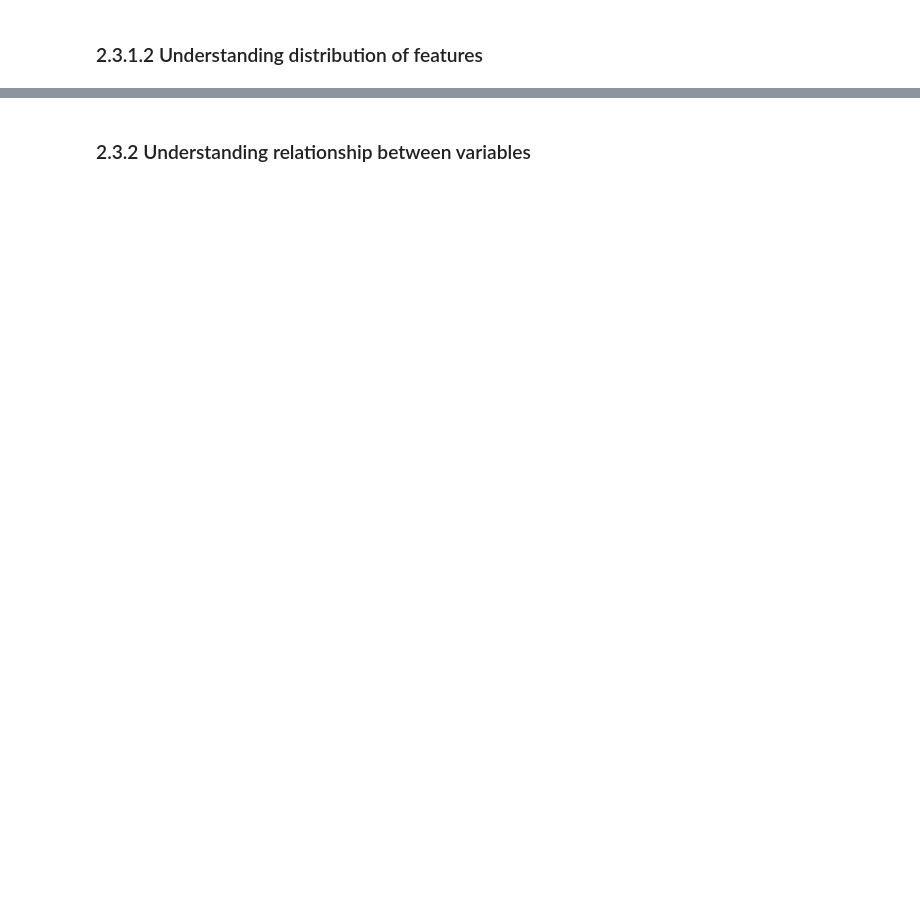
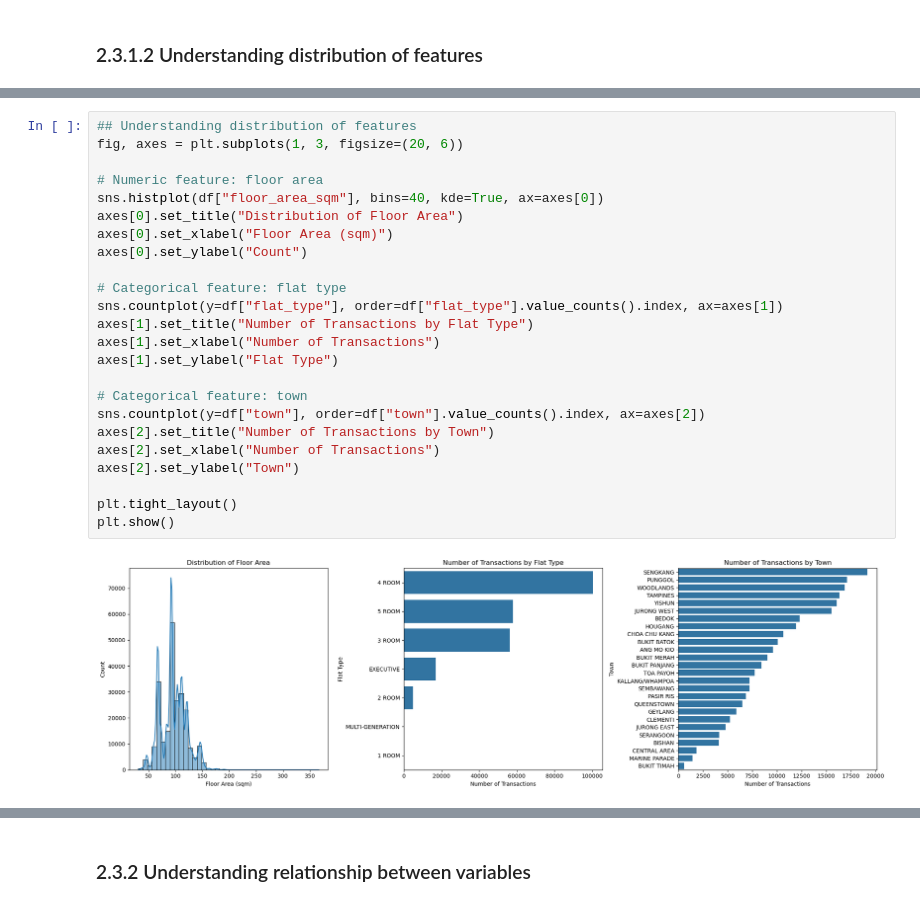
Before and after one commit to Timyi06/TimyiMLDPProject, a Jupyter notebook: MLDP Program Codes Submission Template.ipynb, the cells around one changed output, grey strips where cells are left out. Saved outputs shown, nothing was run; the diff lists cells and outputs as text; blank space fills up the shorter version.

```diff
--- a/MLDP Program Codes Submission Template.ipynb
+++ b/MLDP Program Codes Submission Template.ipynb
@@ -48,0 +139,26 @@ Goal: ?
+# %%
+## Understanding distribution of features
+fig, axes = plt.subplots(1, 3, figsize=(20, 6))
+
+# Numeric feature: floor area
+sns.histplot(df["floor_area_sqm"], bins=40, kde=True, ax=axes[0])
+axes[0].set_title("Distribution of Floor Area")
+axes[0].set_xlabel("Floor Area (sqm)")
+axes[0].set_ylabel("Count")
+
+# Categorical feature: flat type
+sns.countplot(y=df["flat_type"], order=df["flat_type"].value_counts().index, ax=axes[1])
+axes[1].set_title("Number of Transactions by Flat Type")
+axes[1].set_xlabel("Number of Transactions")
+axes[1].set_ylabel("Flat Type")
+
+# Categorical feature: town
+sns.countplot(y=df["town"], order=df["town"].value_counts().index, ax=axes[2])
+axes[2].set_title("Number of Transactions by Town")
+axes[2].set_xlabel("Number of Transactions")
+axes[2].set_ylabel("Town")
+
+plt.tight_layout()
+plt.show()
+# %% [output]
+[figure, added]
```
Also changed, not shown: parts of 17 cells of this notebook, 1 other file.
